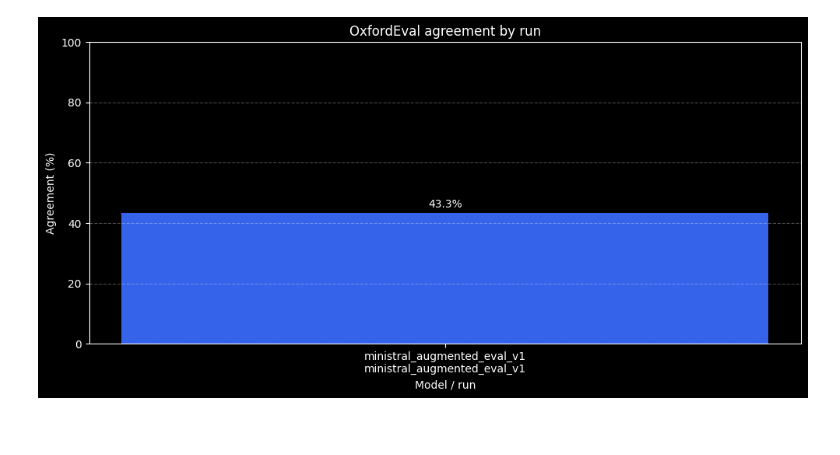
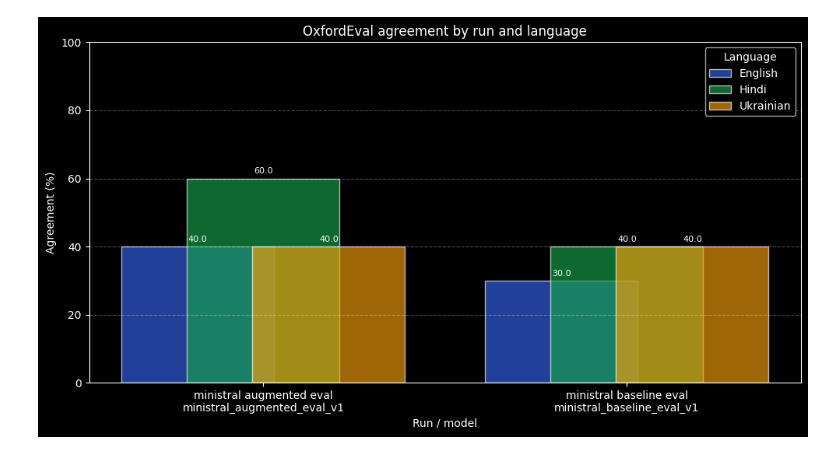
Before and after one commit to dhruvdesai18/ExGen-ExampleGeneration, a Jupyter notebook: analysis.ipynb, the cells around one changed output. Saved outputs shown, nothing was run; the diff lists cells and outputs as text; code cells hidden in the pictures; blank space fills up the shorter version.

```diff
--- a/analysis.ipynb
+++ b/analysis.ipynb
@@ -70,7 +93,10 @@ def summarize_metrics(evaluations: pd.DataFrame) -> pd.DataFrame:
         return pd.DataFrame()
 
     summary = (
-        evaluations.groupby(["metric_name", "run_id", "model_label"], dropna=False)
+        evaluations.groupby(
+            ["metric_name", "run_id", "run_label", "model_label", "language"],
+            dropna=False,
+        )
         .agg(
             n=("score", "size"),
             mean_score=("score", "mean"),
@@ -78,8 +104,14 @@ def summarize_metrics(evaluations: pd.DataFrame) -> pd.DataFrame:
         .reset_index()
     )
     summary["agreement_pct"] = summary["mean_score"] * 100
-    summary["display_label"] = summary["model_label"] + "\n" + summary["run_id"]
-    return summary.sort_values(["metric_name", "agreement_pct"], ascending=[True, False])
+    summary["display_label"] = summary["run_label"] + "\n" + summary["model_label"]
+    summary["language_order"] = summary["language"].apply(
+        lambda value: LANGUAGE_ORDER.index(value) if value in LANGUAGE_ORDER else len(LANGUAGE_ORDER)
+    )
+    return summary.sort_values(
+        ["metric_name", "run_label", "language_order"],
+        ascending=[True, True, True],
+    )
 
 
 metric_summary = summarize_metrics(evaluations_df)
@@ -94,28 +136,58 @@ def plot_oxfordeval_agreement(summary: pd.DataFrame) -> pd.DataFrame:
     if oxford.empty:
         raise ValueError("No OxfordEval rows found in the loaded evaluation artifacts.")
 
-    oxford = oxford.sort_values("agreement_pct", ascending=False)
-    fig, ax = plt.subplots(figsize=(10, 5))
-    bars = ax.bar(oxford["display_label"], oxford["agreement_pct"], color="#3563E9")
-    ax.set_title("OxfordEval agreement by run")
-    ax.set_xlabel("Model / run")
+    run_rows = (
+        oxford[["run_id", "run_label", "model_label", "display_label"]]
+        .drop_duplicates()
+        .sort_values(["run_label", "model_label"])
+        .reset_index(drop=True)
+    )
+    languages = [language for language in LANGUAGE_ORDER if language in set(oxford["language"]) ]
+    if not languages:
+        languages = sorted(oxford["language"].dropna().unique().tolist())
+
+    x_positions = np.arange(len(run_rows))
+    offsets = np.linspace(-0.18, 0.18, num=max(len(languages), 1))
+    bar_width = 0.42
+
+    fig, ax = plt.subplots(figsize=(max(10, len(run_rows) * 3.2), 5.5))
+    for offset, language in zip(offsets, languages):
+        language_rows = (
+            oxford[oxford["language"] == language]
+            .set_index("run_id")
+            .reindex(run_rows["run_id"])
+        )
+        bars = ax.bar(
+            x_positions + offset,
+            language_rows["agreement_pct"],
+            width=bar_width,
+            label=LANGUAGE_LABELS.get(language, language),
+            color=LANGUAGE_COLORS.get(language),
+            alpha=0.65,
+            edgecolor="white",
+            linewidth=1.0,
+        )
+        for bar, value in zip(bars, language_rows["agreement_pct"]):
+            if pd.notna(value):
+                ax.text(
+                    bar.get_x() + bar.get_width() / 2,
+                    value + 1,
+                    f"{value:.1f}",
+                    ha="center",
+                    va="bottom",
+                    fontsize=8,
+                )
+
+    ax.set_title("OxfordEval agreement by run and language")
+    ax.set_xlabel("Run / model")
     ax.set_ylabel("Agreement (%)")
+    ax.set_xticks(x_positions)
+    ax.set_xticklabels(run_rows["display_label"])
     ax.set_ylim(0, 100)
     ax.grid(axis="y", linestyle="--", alpha=0.3)
-
-    for bar, value in zip(bars, oxford["agreement_pct"]):
-        ax.text(
-            bar.get_x() + bar.get_width() / 2,
-            value + 1,
-            f"{value:.1f}%",
-            ha="center",
-            va="bottom",
-            fontsize=10,
-        )
-
-    plt.xticks(rotation=0)
+    ax.legend(title="Language")
     plt.tight_layout()
-    return oxford[["run_id", "model_label", "n", "agreement_pct"]]
+    return oxford[["run_id", "model_label", "language", "n", "agreement_pct"]]
 
 
 plot_oxfordeval_agreement(metric_summary)
@@ -125,4 +202,4 @@ plot_oxfordeval_agreement(metric_summary)
-[figure, old version]
+[figure, new version]
 # %%
 def summarize_gdex_criteria(evaluations: pd.DataFrame) -> pd.DataFrame:
     gdex = evaluations[evaluations["metric_name"] == "gdex"].copy()
```
Also changed, not shown: parts of 7 cells of this notebook, 9 other files.
